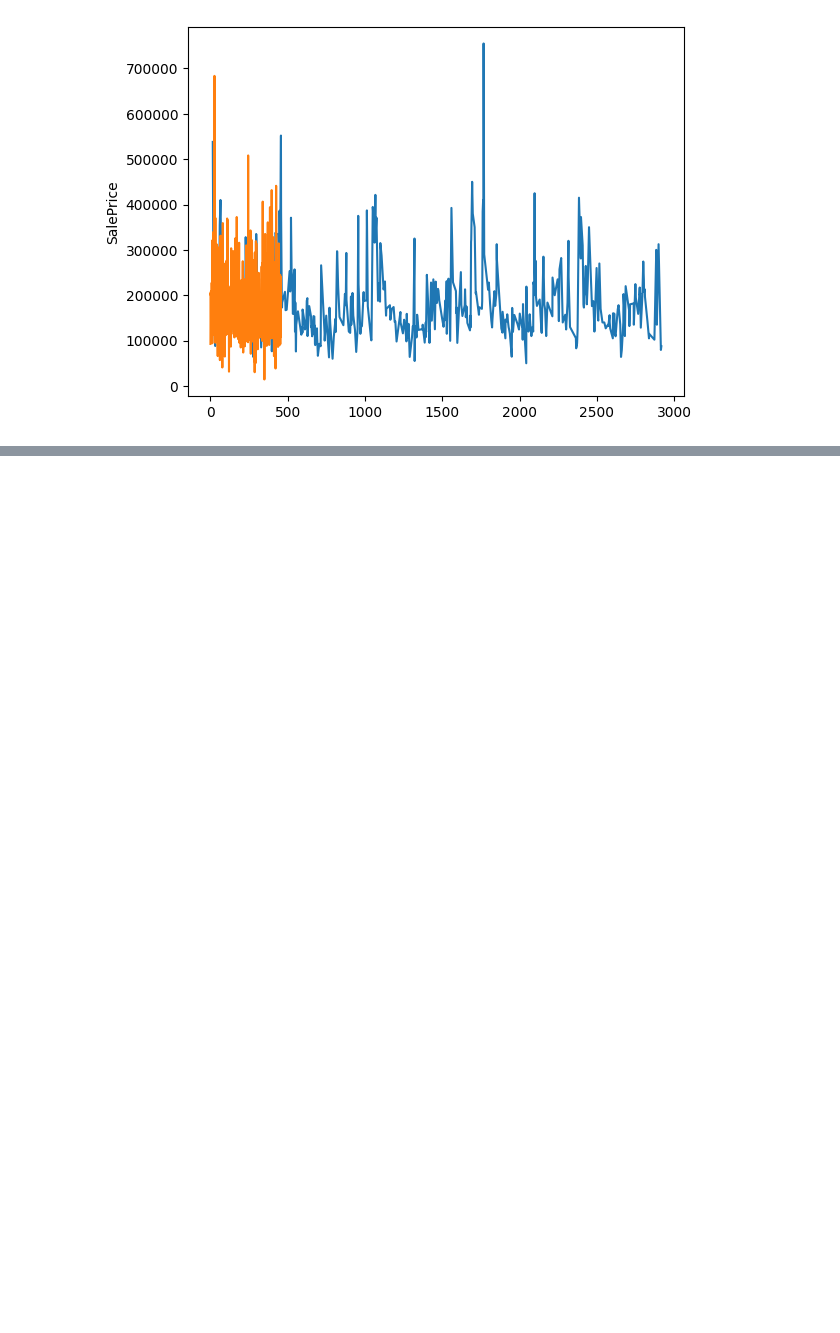
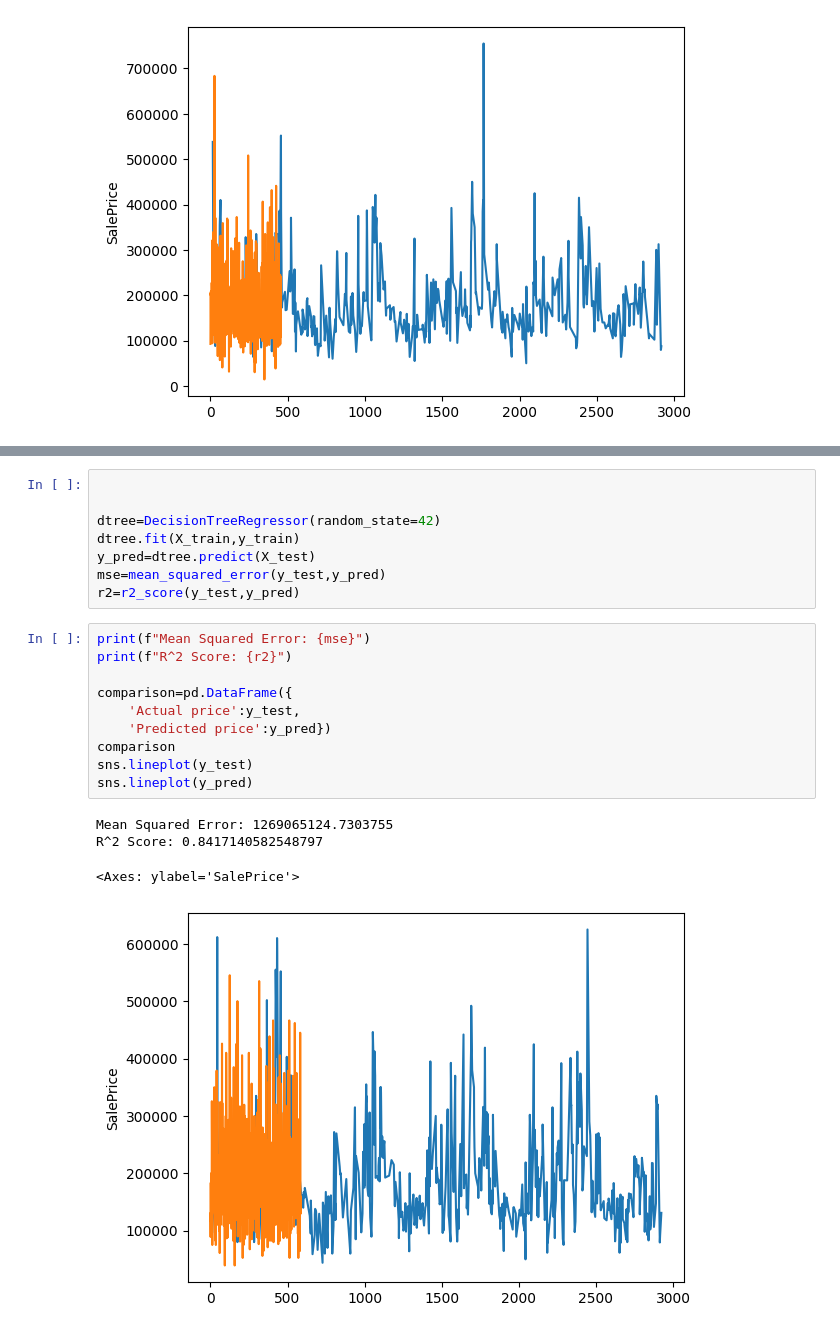
Before and after one commit to dammyjones/House_prediction, a Jupyter notebook: ames_housing.ipynb, the cells around one changed output, grey strips where cells are left out. Drawn from its saved outputs; the diff is of its cells as text; blank space fills up the shorter version.

Commit message:
Added a decision tree regressor model

```diff
--- a/ames_housing.ipynb
+++ b/ames_housing.ipynb
@@ -191,0 +215,23 @@ categorical_columns = housing_dt.select_dtypes(include=['object']).columns
+# %%
+
+
+dtree=DecisionTreeRegressor(random_state=42)
+dtree.fit(X_train,y_train)
+y_pred=dtree.predict(X_test)
+mse=mean_squared_error(y_test,y_pred)
+r2=r2_score(y_test,y_pred)
+# %%
+print(f"Mean Squared Error: {mse}")
+print(f"R^2 Score: {r2}")
+
+comparison=pd.DataFrame({
+    'Actual price':y_test,
+    'Predicted price':y_pred})
+comparison
+sns.lineplot(y_test)
+sns.lineplot(y_pred)
+# %% [output]
+Mean Squared Error: 1269065124.7303755
+R^2 Score: 0.8417140582548797
+<Axes: ylabel='SalePrice'>
+[figure, added]
```
Also changed, not shown: parts of 4 cells of this notebook.
